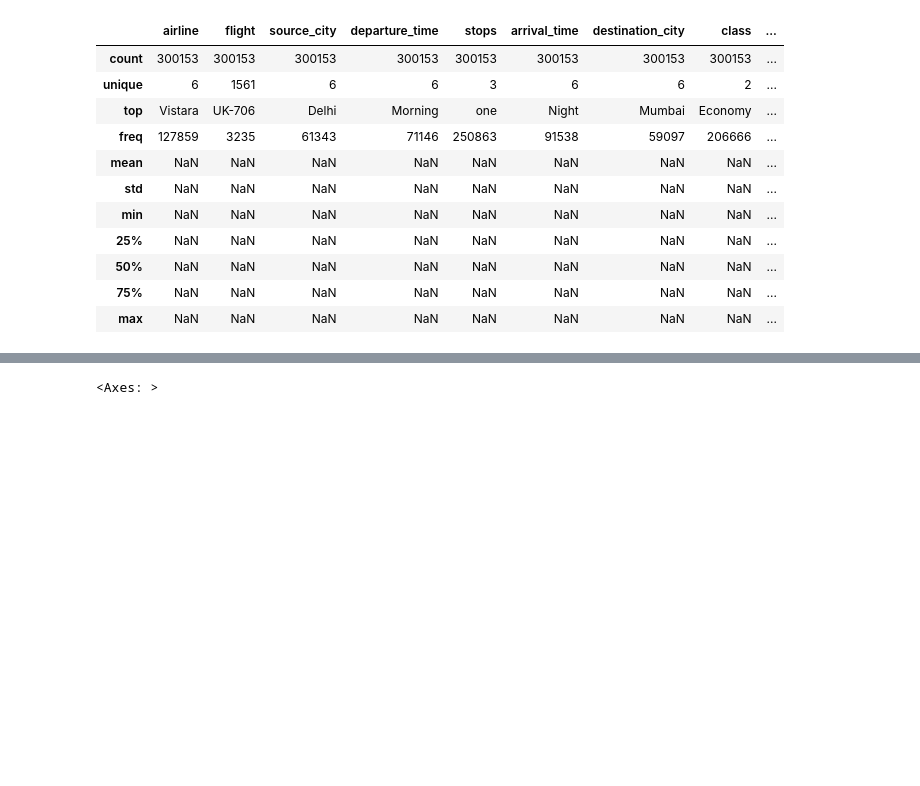
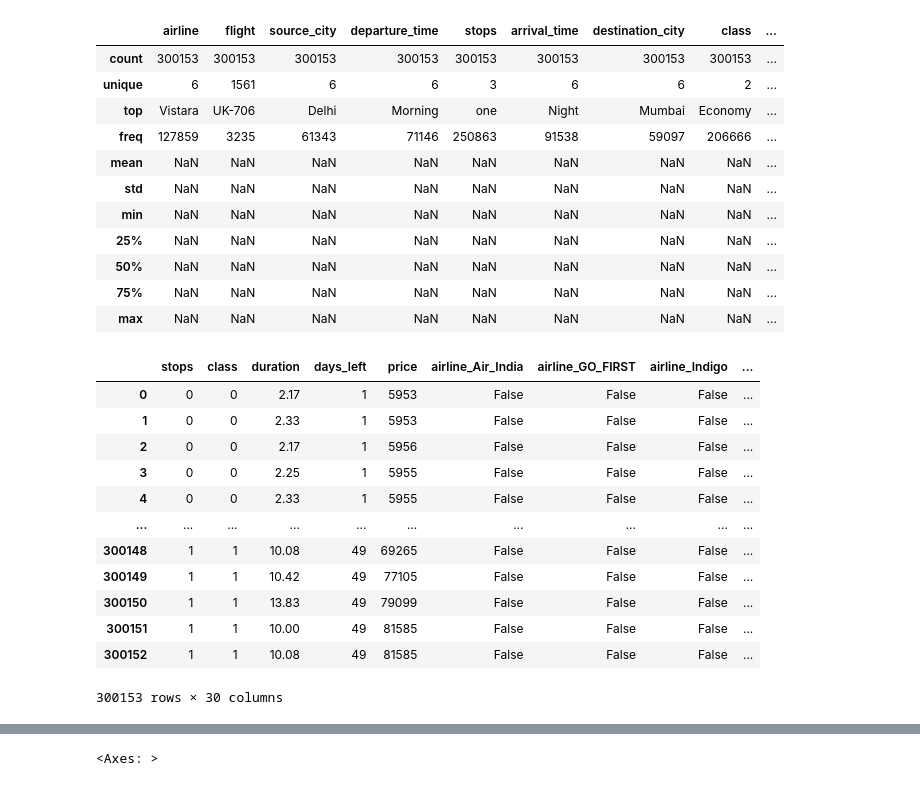
Before and after one commit to herman72/ML_CS_C3240, a Jupyter notebook: EDA.ipynb, the cells around one changed output, grey strips where cells are left out. Saved outputs shown, nothing was run; the diff lists cells and outputs as text; code cells hidden in the pictures; blank space fills up the shorter version.

```diff
--- a/EDA.ipynb
+++ b/EDA.ipynb
@@ -65,3 +69,19 @@ def preprocessing(df):
     return df
 # %%
 df_preprocessed = preprocessing(df)
+# %%
+df_preprocessed
+# %% [output]
+|  | stops | class | duration | days_left | price | airline_Air_India | airline_GO_FIRST | airline_Indigo | ... |
+| 0 | 0 | 0 | 2.17 | 1 | 5953 | False | False | False | ... |
+| 1 | 0 | 0 | 2.33 | 1 | 5953 | False | False | False | ... |
+| 2 | 0 | 0 | 2.17 | 1 | 5956 | False | False | False | ... |
+| 3 | 0 | 0 | 2.25 | 1 | 5955 | False | False | False | ... |
+| 4 | 0 | 0 | 2.33 | 1 | 5955 | False | False | False | ... |
+| ... | ... | ... | ... | ... | ... | ... | ... | ... | ... |
+| 300148 | 1 | 1 | 10.08 | 49 | 69265 | False | False | False | ... |
+| 300149 | 1 | 1 | 10.42 | 49 | 77105 | False | False | False | ... |
+| 300150 | 1 | 1 | 13.83 | 49 | 79099 | False | False | False | ... |
+| 300151 | 1 | 1 | 10.00 | 49 | 81585 | False | False | False | ... |
+| 300152 | 1 | 1 | 10.08 | 49 | 81585 | False | False | False | ... |
+300153 rows × 30 columns
```
Also changed, not shown: parts of 8 cells of this notebook.
